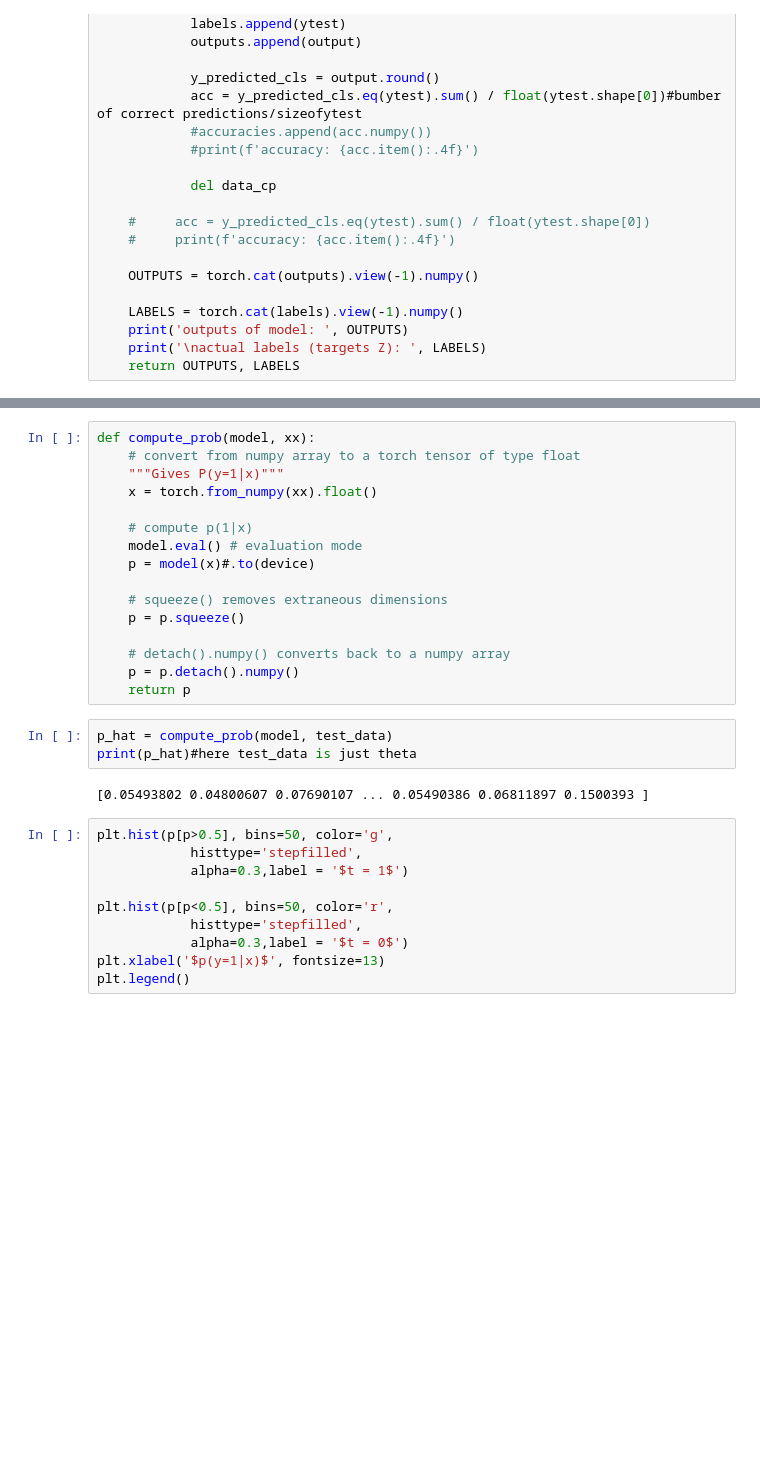
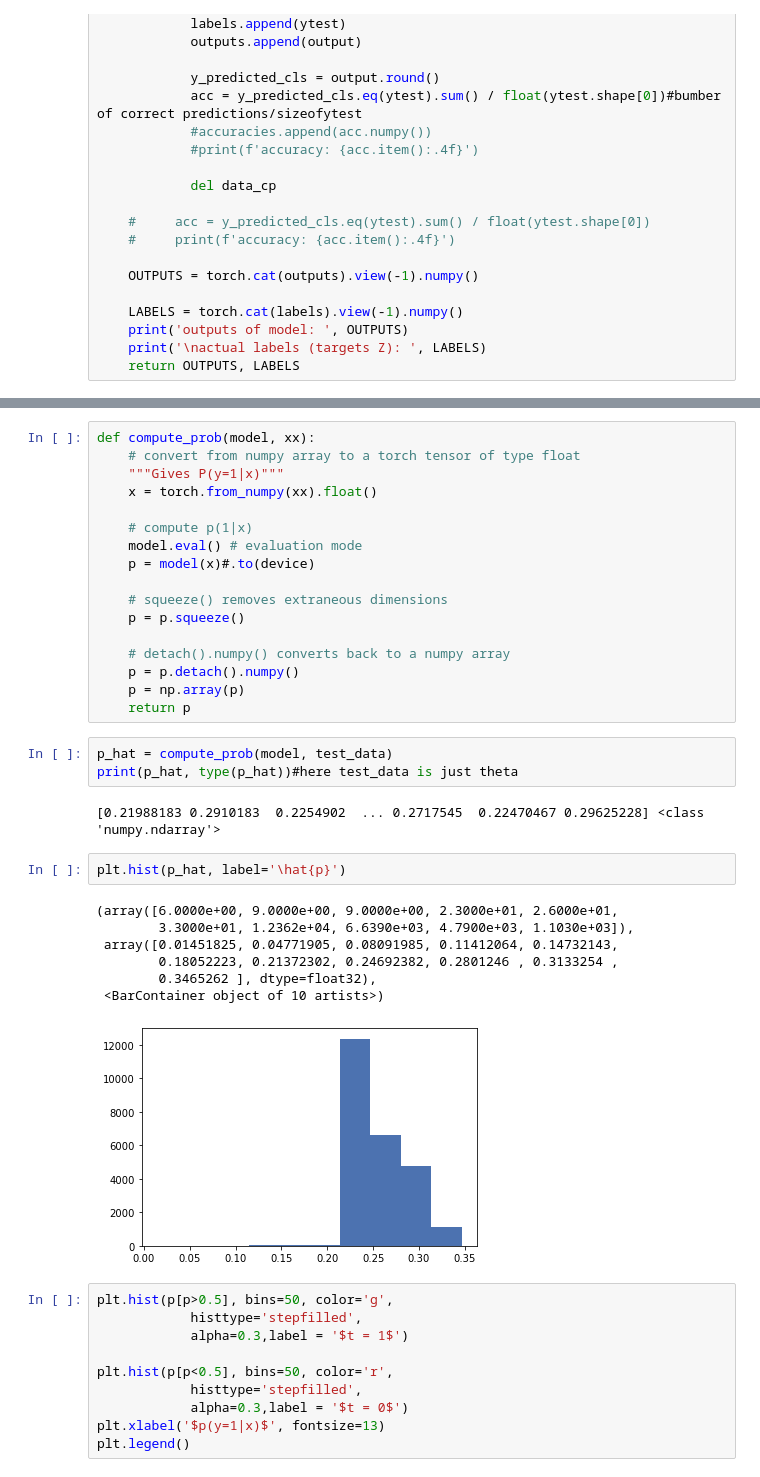
Before and after one commit to AliAlkadhim/LFI_HEP, a Jupyter notebook: Train_Regressor.ipynb, the cells around one changed output, grey strips where cells are left out. Saved outputs shown, nothing was run; the diff lists cells and outputs as text; blank space fills up the shorter version.

```diff
--- a/Train_Regressor.ipynb
+++ b/Train_Regressor.ipynb
@@ -311,12 +327,23 @@ def compute_prob(model, xx):
 
     # detach().numpy() converts back to a numpy array
     p = p.detach().numpy()
+    p = np.array(p)
     return p
 # %%
 p_hat = compute_prob(model, test_data)
-print(p_hat)#here test_data is just theta
+print(p_hat, type(p_hat))#here test_data is just theta
 # %% [output]
-[0.05493802 0.04800607 0.07690107 ... 0.05490386 0.06811897 0.1500393 ]
+[0.21988183 0.2910183  0.2254902  ... 0.2717545  0.22470467 0.29625228] <class 'numpy.ndarray'>
+# %%
+plt.hist(p_hat, label='\hat{p}')
+# %% [output]
+(array([6.0000e+00, 9.0000e+00, 9.0000e+00, 2.3000e+01, 2.6000e+01,
+        3.3000e+01, 1.2362e+04, 6.6390e+03, 4.7900e+03, 1.1030e+03]),
+ array([0.01451825, 0.04771905, 0.08091985, 0.11412064, 0.14732143,
+        0.18052223, 0.21372302, 0.24692382, 0.2801246 , 0.3133254 ,
+        0.3465262 ], dtype=float32),
+ <BarContainer object of 10 artists>)
+[figure, added]
 # %%
 plt.hist(p[p>0.5], bins=50, color='g',
             histtype='stepfilled',
```
Also changed, not shown: parts of 19 cells of this notebook, 5 other files.
